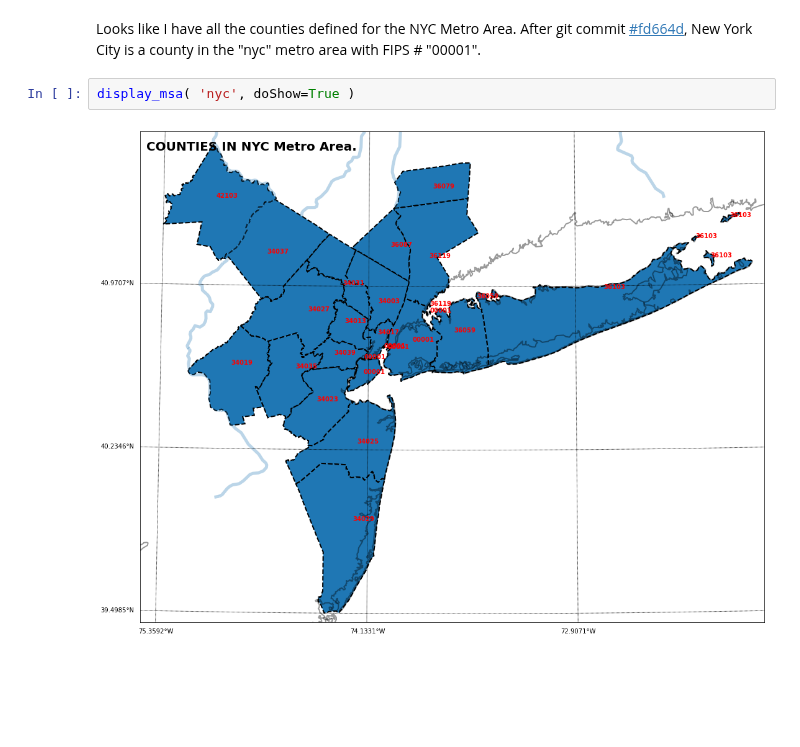
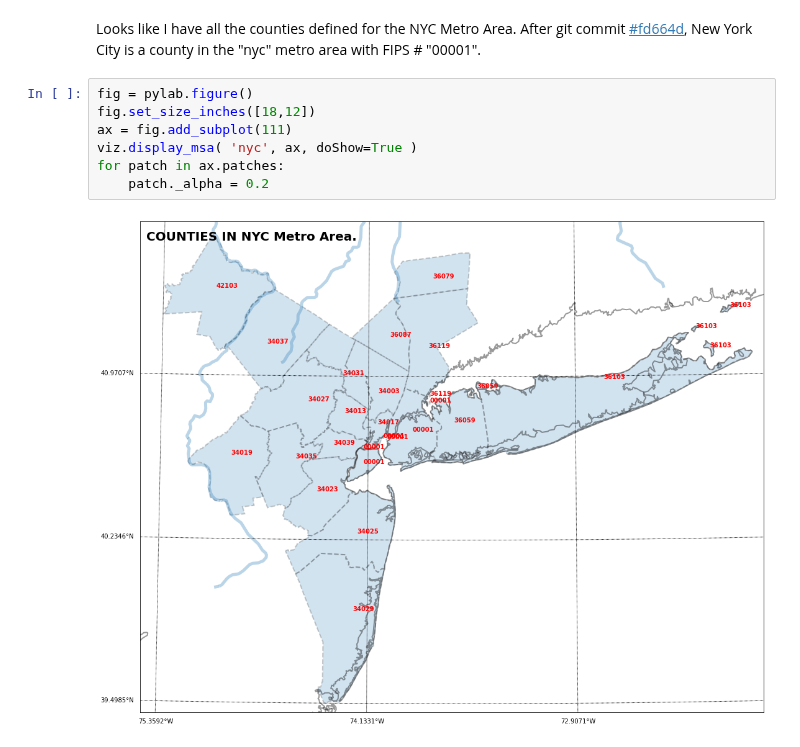
Before and after one commit to tanimislam/covid19_stats, a Jupyter notebook: testing/visualize MSA.ipynb, the cells around one changed output. Saved outputs shown, nothing was run; the diff lists cells and outputs as text; blank space fills up the shorter version.

Commit message:
quick fix to viz.display_msa, and updated visualiza MSA.ipynb to reflect that.

```diff
--- a/testing/visualize MSA.ipynb
+++ b/testing/visualize MSA.ipynb
@@ -8,7 +10,12 @@ from engine.viz import display_msa
 This notebook tests whether the Metropolitan Statistical Area (MSA) makes sense. Here, you just plop out which MSA to visualize, say "chicago" or "nyc". It will spit out a figure showing the counties, with FIPS numbers, for that metro region.
 # %% [markdown]
 Looks like I have all the counties defined for the NYC Metro Area. After git commit [#fd664d](https://github.com/tanimislam/covid19_stats/commit/fd664daaec025943e4b550c981ae3ea3aace6a28), New York City is a county in the "nyc" metro area with FIPS # "00001".
-# %%
-display_msa( 'nyc', doShow=True )
-# %% [output]
-[figure, removed]
+# %%
+fig = pylab.figure()
+fig.set_size_inches([18,12])
+ax = fig.add_subplot(111)
+viz.display_msa( 'nyc', ax, doShow=True )
+for patch in ax.patches:
+    patch._alpha = 0.2
+# %% [output]
+[figure, added]
```
Also changed, not shown: parts of 2 cells of this notebook, 2 other files.
